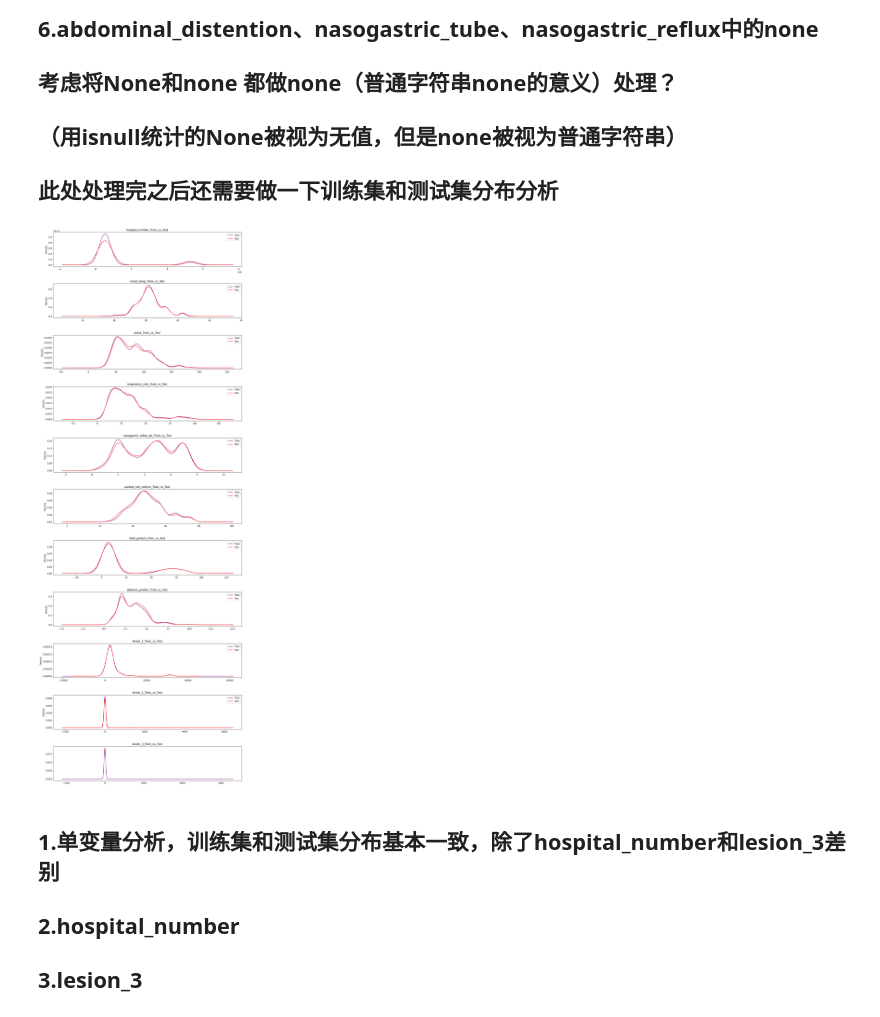
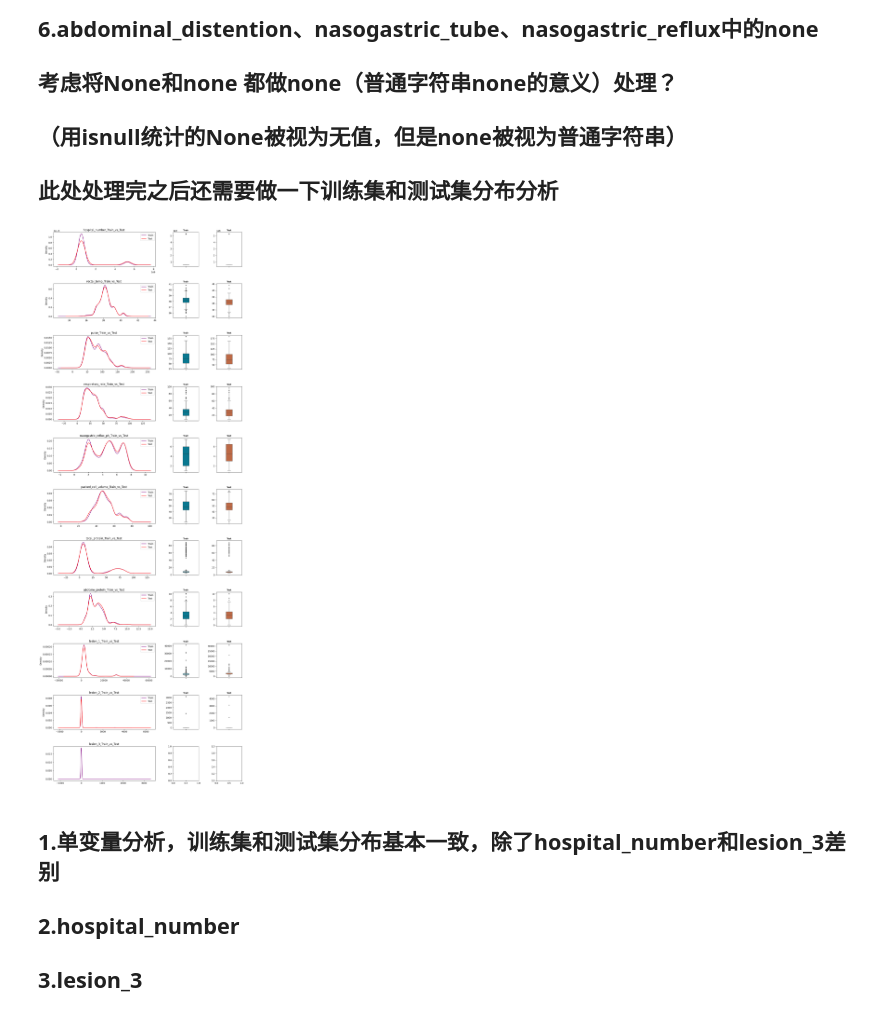
Before and after one commit to TaurrBen/Kaggle, a Jupyter notebook: 1-predicthealthoutcomesofhorses.ipynb, the cells around one changed output. Cells and saved outputs as stored; diff of their text form; code cells hidden in the pictures.

```diff
--- a/1-predicthealthoutcomesofhorses.ipynb
+++ b/1-predicthealthoutcomesofhorses.ipynb
@@ -372,22 +373,30 @@ for i, column in enumerate(cat_cols):
 ##   此处处理完之后还需要做一下训练集和测试集分布分析
 # %%
 # 单变量分布
-fig, axes = plt.subplots(len(num_cols), 1, figsize = (15, len(num_cols)* 4),
-                             gridspec_kw = {'wspace': 0.35, 'hspace': 0.5})
+fig, axes = plt.subplots(len(num_cols), 3, figsize = (15, len(num_cols)* 4),
+                             gridspec_kw = {'wspace': 0.35, 'hspace': 0.5, 'width_ratios': [0.80, 0.20, 0.20]})
 for i, column in enumerate(num_cols):
-    ax1 = axes[i]
+    ax = axes[i,0]
     a = train_df[column]
-    a.plot(ax = ax1,kind='density', color = 'purple',label='Train')
-    ax1.set_title(f"{column}_Train_vs_Test ")
-    ax1.set(ylabel = '')
+    a.plot(ax = ax,kind='density', color = 'purple',label='Train')
+    ax.set_title(f"{column}_Train_vs_Test ")
+    ax.set(ylabel = '')
     if column=='lesion_3':
         continue
     b = test_df[column]
-    b.plot(ax = ax1,kind='density', color = 'red',label='Test')
-    ax1.legend(['Train','Test'])
+    b.plot(ax = ax,kind='density', color = 'red',label='Test')
+    ax.legend(['Train','Test'])
+    ax = axes[i,1]
+    sns.boxplot(y = a, width = 0.25,saturation = 0.90, linewidth = 0.90, fliersize= 2.25, color = '#037d97',ax = ax);
+    ax.set(xlabel = '', ylabel = '');
+    ax.set_title(f"Train",fontsize = 9, fontweight= 'bold');
+    ax = axes[i,2];
+    sns.boxplot(y = b, width = 0.25, fliersize= 2.25,saturation = 0.6, linewidth = 0.90, color = '#E4591E',ax = ax);
+    ax.set(xlabel = '', ylabel = '');
+    ax.set_title(f"Test",fontsize = 9, fontweight= 'bold');
 # 多变量分析
 # %% [output]
-[figure, old version]
+[figure, new version]
 # %% [markdown]
 ## 1.单变量分析，训练集和测试集分布基本一致，除了hospital_number和lesion_3差别
 ## 2.hospital_number
```
Also changed, not shown: parts of 10 cells of this notebook.
